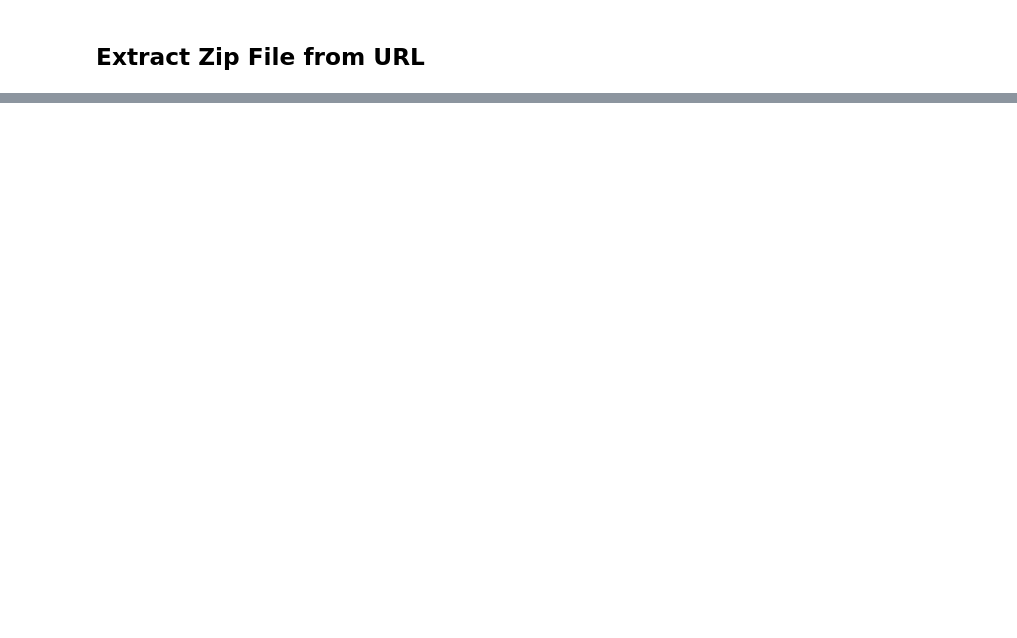
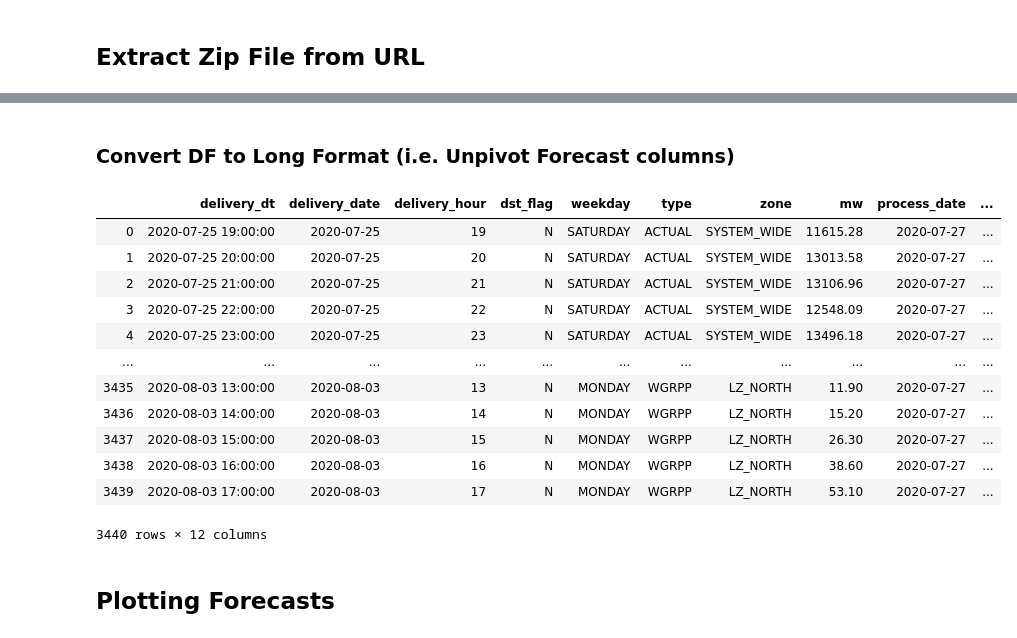
Before and after one commit to lolguin/ercot-project, a Jupyter notebook: pull_da_windfcst.ipynb, the cells around one changed output, grey strips where cells are left out. Saved outputs shown, nothing was run; the diff lists cells and outputs as text; code cells hidden in the pictures; blank space fills up the shorter version.

```diff
--- a/pull_da_windfcst.ipynb
+++ b/pull_da_windfcst.ipynb
@@ -62,0 +67,19 @@ wind_fcst
+# %%
+#clean existing columns
+wind_fcst['DELIVERY_DATE'] = pd.to_datetime(wind_fcst.DELIVERY_DATE).dt.normalize()
+
+#add file name and process info to df
+wind_fcst['FileName'] = z.namelist()[0]
+wind_fcst['ProcessDate'] = pd.to_datetime(wind_fcst.FileName.str.split('.').str[3]).dt.normalize()
+wind_fcst['ProcessHour'] = wind_fcst.FileName.str.split('.').str[4]
+wind_fcst['ProcessDT'] = pd.to_datetime(wind_fcst.FileName.str.split('.').str[3] + wind_fcst.FileName.str.split('.').str[4])
+wind_fcst['ProcessHour'] = wind_fcst.ProcessHour.str[0:2]
+
+#change hour ending data type to string
+wind_fcst.HOUR_ENDING = wind_fcst.HOUR_ENDING.astype(str)
+
+#add delivery date time
+wind_fcst['DeliveryDT'] = pd.to_datetime(wind_fcst.DELIVERY_DATE) + wind_fcst.HOUR_ENDING.astype('timedelta64[h]')
+
+#add weekday columns
+wind_fcst['Weekday'] = wind_fcst.DeliveryDT.dt.day_name().str.upper()
@@ -62,0 +128,38 @@ wind_fcst
+# %% [markdown]
+### Convert DF to Long Format (i.e. Unpivot Forecast columns)
+# %%
+#use pd.melt to unpivot columns
+long_wind_fcst = pd.melt(wind_fcst, id_vars=['DELIVERY_DATE', 'HOUR_ENDING', 'DSTFlag', 'FileName', 'ProcessDate', 'ProcessHour', 'ProcessDT', 'DeliveryDT', 'Weekday'],var_name='WindZone', value_name ='MW')
+
+#extract type and zone from WindZone column
+long_wind_fcst['Type'] = long_wind_fcst.WindZone.str.split('_').str[0]
+long_wind_fcst['Zone'] = long_wind_fcst.WindZone.str.split('_', n=1).str[1]
+
+
+#rename columns
+long_wind_fcst = long_wind_fcst.rename(columns = {'DeliveryDT':'delivery_dt', 'DELIVERY_DATE':'delivery_date', 'HOUR_ENDING':'delivery_hour',
+                                                  'DSTFlag':'dst_flag', 'Weekday':'weekday', 'Type':'type', 'Zone':'zone', 'MW':'mw',
+                                                  'ProcessDate':'process_date', 'ProcessHour':'process_hour', 'ProcessDT':'process_dt', 'FileName':'file_name'}, inplace=False)
+#reorder columns
+arranged_columns = ['delivery_dt', 'delivery_date', 'delivery_hour', 'dst_flag', 'weekday', 'type', 'zone', 'mw', 'process_date', 'process_hour',
+                    'process_dt', 'file_name']
+
+long_wind_fcst = long_wind_fcst[arranged_columns]
+
+long_wind_fcst
+# %% [output]
+|  | delivery_dt | delivery_date | delivery_hour | dst_flag | weekday | type | zone | mw | process_date | ... |
+| 0 | 2020-07-25 19:00:00 | 2020-07-25 | 19 | N | SATURDAY | ACTUAL | SYSTEM_WIDE | 11615.28 | 2020-07-27 | ... |
+| 1 | 2020-07-25 20:00:00 | 2020-07-25 | 20 | N | SATURDAY | ACTUAL | SYSTEM_WIDE | 13013.58 | 2020-07-27 | ... |
+| 2 | 2020-07-25 21:00:00 | 2020-07-25 | 21 | N | SATURDAY | ACTUAL | SYSTEM_WIDE | 13106.96 | 2020-07-27 | ... |
+| 3 | 2020-07-25 22:00:00 | 2020-07-25 | 22 | N | SATURDAY | ACTUAL | SYSTEM_WIDE | 12548.09 | 2020-07-27 | ... |
+| 4 | 2020-07-25 23:00:00 | 2020-07-25 | 23 | N | SATURDAY | ACTUAL | SYSTEM_WIDE | 13496.18 | 2020-07-27 | ... |
+| ... | ... | ... | ... | ... | ... | ... | ... | ... | ... | ... |
+| 3435 | 2020-08-03 13:00:00 | 2020-08-03 | 13 | N | MONDAY | WGRPP | LZ_NORTH | 11.90 | 2020-07-27 | ... |
+| 3436 | 2020-08-03 14:00:00 | 2020-08-03 | 14 | N | MONDAY | WGRPP | LZ_NORTH | 15.20 | 2020-07-27 | ... |
+| 3437 | 2020-08-03 15:00:00 | 2020-08-03 | 15 | N | MONDAY | WGRPP | LZ_NORTH | 26.30 | 2020-07-27 | ... |
+| 3438 | 2020-08-03 16:00:00 | 2020-08-03 | 16 | N | MONDAY | WGRPP | LZ_NORTH | 38.60 | 2020-07-27 | ... |
+| 3439 | 2020-08-03 17:00:00 | 2020-08-03 | 17 | N | MONDAY | WGRPP | LZ_NORTH | 53.10 | 2020-07-27 | ... |
+3440 rows × 12 columns
+# %% [markdown]
+## Plotting Forecasts
```
Also changed, not shown: parts of 14 cells of this notebook, 1 other file.
